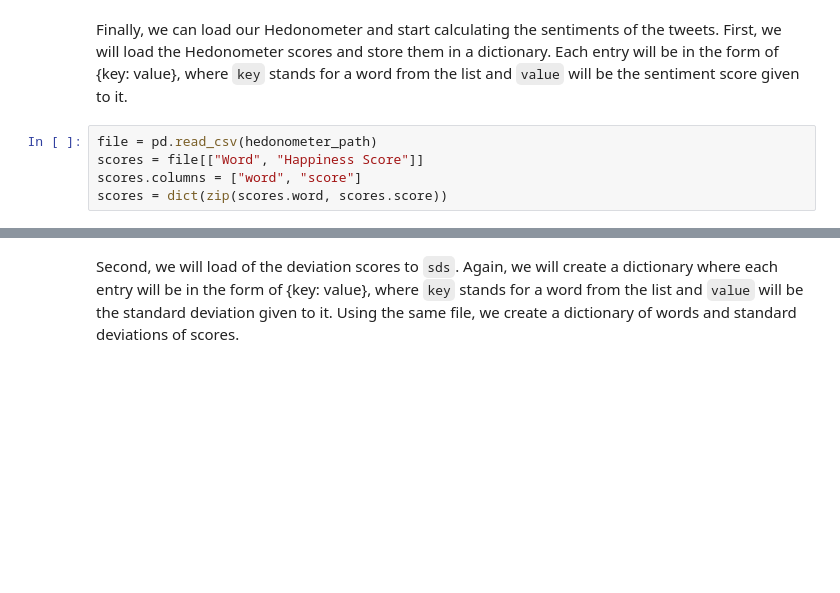
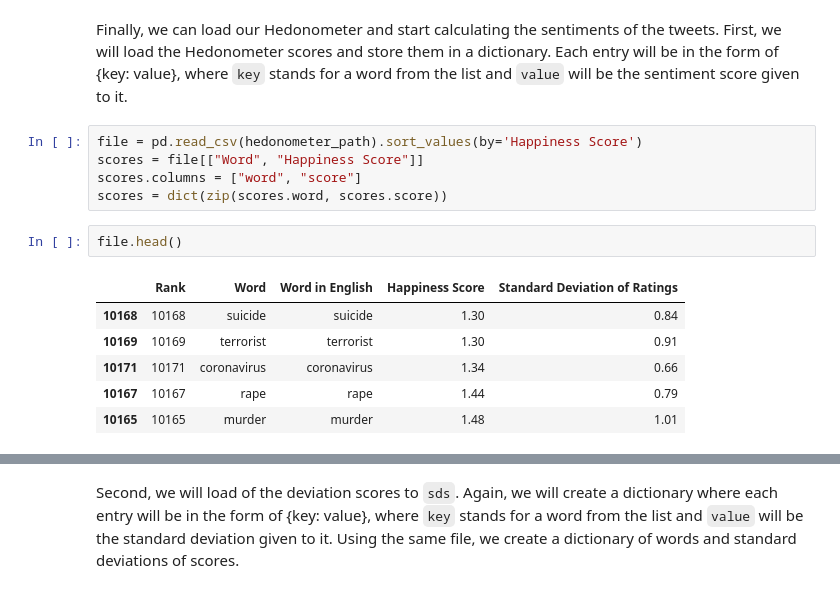
Before and after one commit to worldbank/TwitterEconomicMonitoring, a Jupyter notebook: notebooks/3-sentiment-analysis.ipynb, the cells around one changed output, grey strips where cells are left out. Saved outputs shown, nothing was run; the diff lists cells and outputs as text; blank space fills up the shorter version.

```diff
--- a/notebooks/3-sentiment-analysis.ipynb
+++ b/notebooks/3-sentiment-analysis.ipynb
@@ -239,7 +230,16 @@ def clean_and_translate(df):
 Finally, we can load our Hedonometer and start calculating the sentiments of the tweets.
 First, we will load the Hedonometer scores and store them in a dictionary. Each entry will be in the form of {key: value}, where `key` stands for a word from the list and `value` will be the sentiment score given to it.
 # %%
-file = pd.read_csv(hedonometer_path)
+file = pd.read_csv(hedonometer_path).sort_values(by='Happiness Score')
 scores = file[["Word", "Happiness Score"]]
 scores.columns = ["word", "score"]
 scores = dict(zip(scores.word, scores.score))
+# %%
+file.head()
+# %% [output]
+|  | Rank | Word | Word in English | Happiness Score | Standard Deviation of Ratings |
+| 10168 | 10168 | suicide | suicide | 1.30 | 0.84 |
+| 10169 | 10169 | terrorist | terrorist | 1.30 | 0.91 |
+| 10171 | 10171 | coronavirus | coronavirus | 1.34 | 0.66 |
+| 10167 | 10167 | rape | rape | 1.44 | 0.79 |
+| 10165 | 10165 | murder | murder | 1.48 | 1.01 |
```
Also changed, not shown: parts of 34 cells of this notebook, 3 other files.
